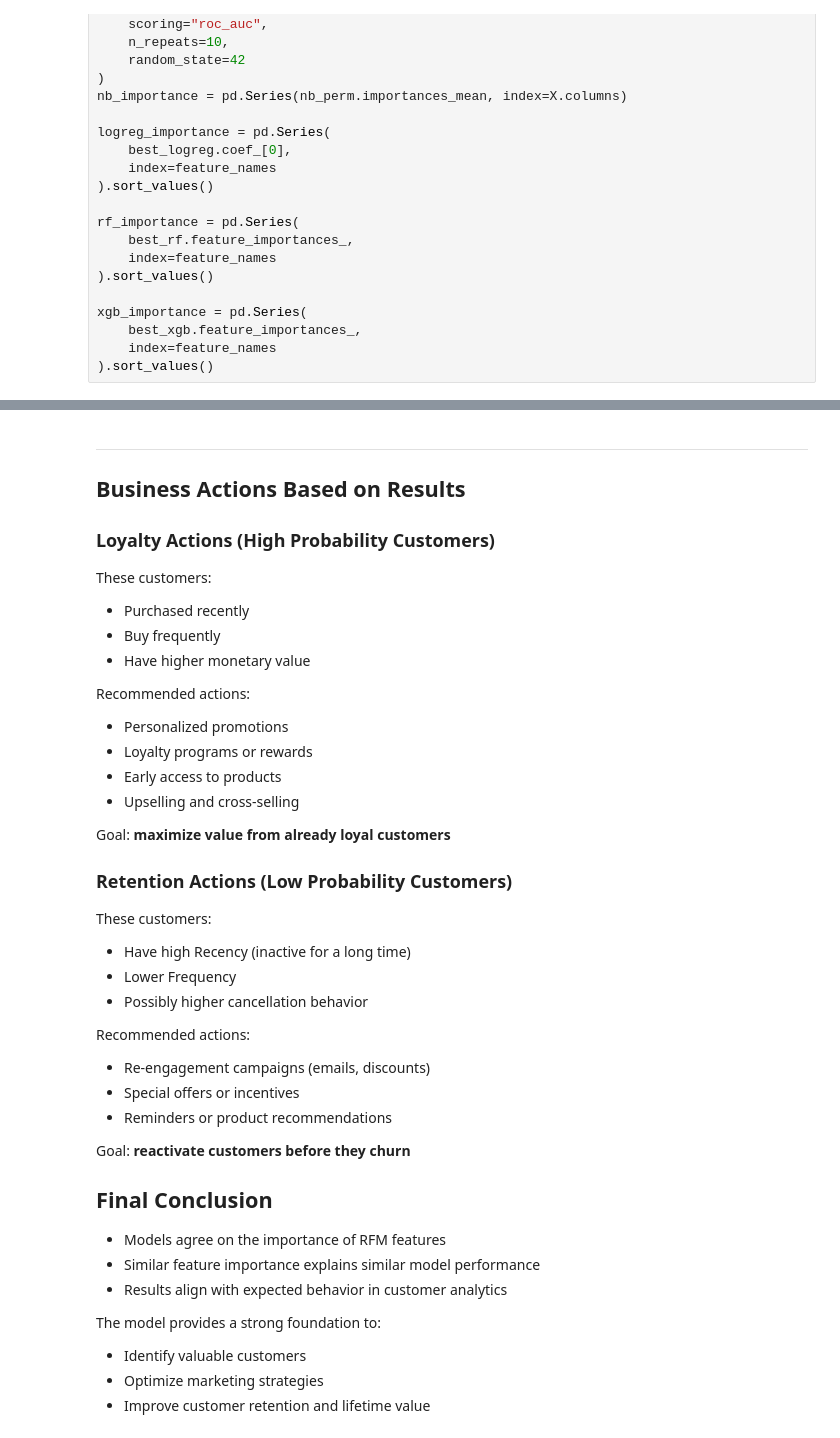
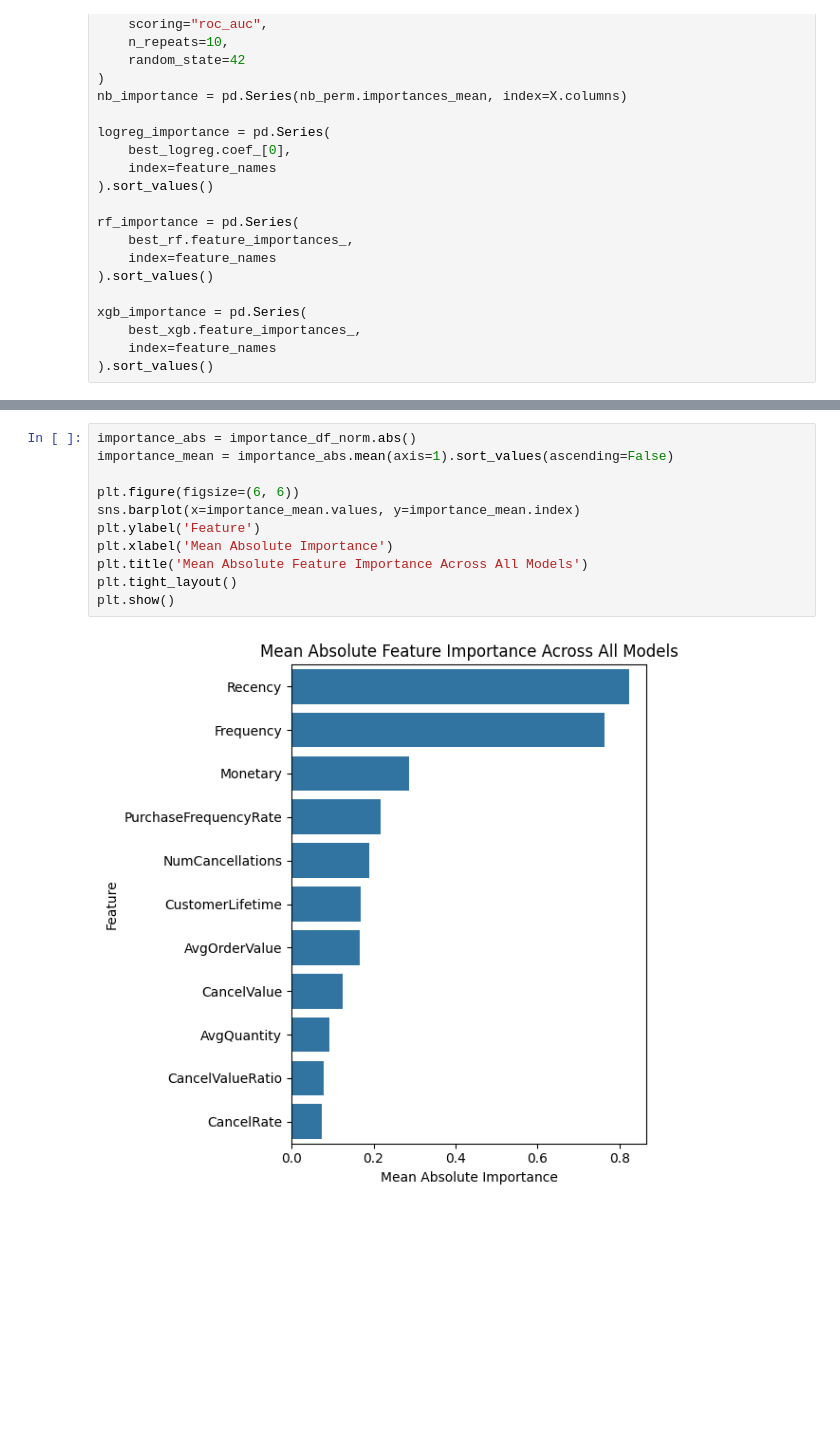
Before and after one commit to EnricPH/Evolve_ML_Project, a Jupyter notebook: notebooks/04_modeling_evaluation.ipynb, the cells around one changed output, grey strips where cells are left out. Drawn from its saved outputs; the diff is of its cells as text; blank space fills up the shorter version.

```diff
--- a/notebooks/04_modeling_evaluation.ipynb
+++ b/notebooks/04_modeling_evaluation.ipynb
@@ -739,49 +738,16 @@ These results match the expected results for an RFM problem, since in a RFM-base
 The results confirm:
 - Customers who buy **recently and frequently** are more likely to return
 - Cancellation behavior slightly reduces this probability
-# %% [markdown]
----
-## **Business Actions Based on Results**
-
-### Loyalty Actions (High Probability Customers)
-
-These customers:
-- Purchased recently
-- Buy frequently
-- Have higher monetary value
-
-Recommended actions:
-- Personalized promotions
-- Loyalty programs or rewards
-- Early access to products
-- Upselling and cross-selling
-
-Goal: **maximize value from already loyal customers**
-
-
-
-### Retention Actions (Low Probability Customers)
-
-These customers:
-- Have high Recency (inactive for a long time)
-- Lower Frequency
-- Possibly higher cancellation behavior
-
-Recommended actions:
-- Re-engagement campaigns (emails, discounts)
-- Special offers or incentives
-- Reminders or product recommendations
-
-Goal: **reactivate customers before they churn**
-
-
-## Final Conclusion
-
-- Models agree on the importance of RFM features
-- Similar feature importance explains similar model performance
-- Results align with expected behavior in customer analytics
-
-The model provides a strong foundation to:
-- Identify valuable customers
-- Optimize marketing strategies
-- Improve customer retention and lifetime value
+# %%
+importance_abs = importance_df_norm.abs()
+importance_mean = importance_abs.mean(axis=1).sort_values(ascending=False)
+
+plt.figure(figsize=(6, 6))
+sns.barplot(x=importance_mean.values, y=importance_mean.index)
+plt.ylabel('Feature')
+plt.xlabel('Mean Absolute Importance')
+plt.title('Mean Absolute Feature Importance Across All Models')
+plt.tight_layout()
+plt.show()
+# %% [output]
+[figure, added]
```
Also changed, not shown: parts of 13 cells of this notebook, 11 other files.
